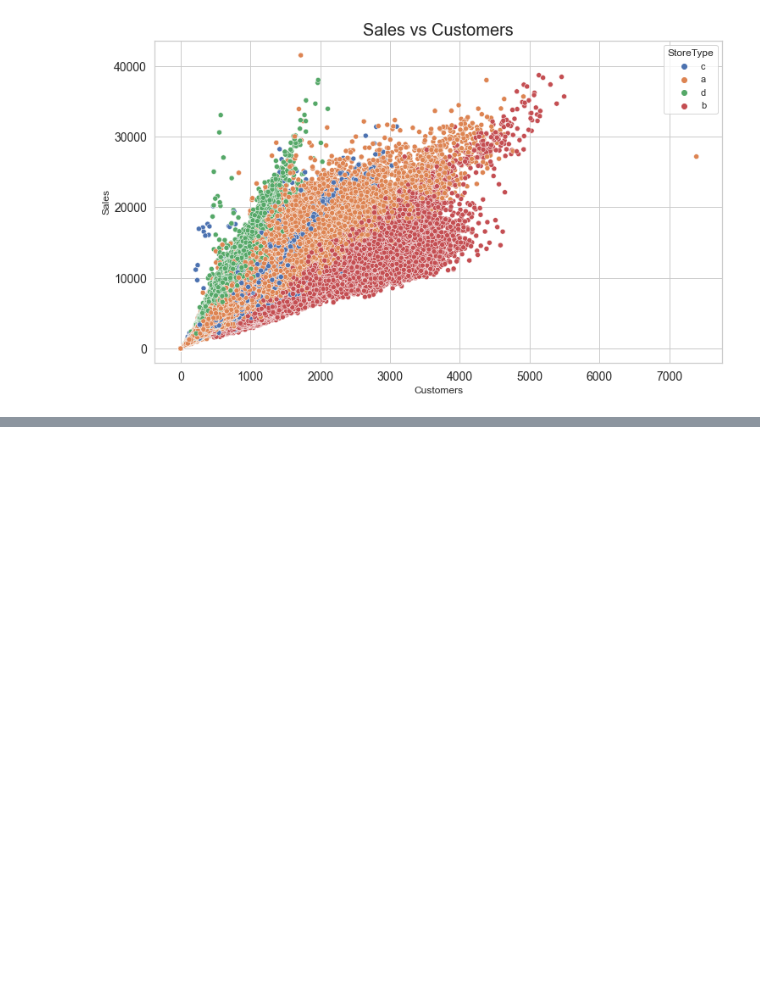
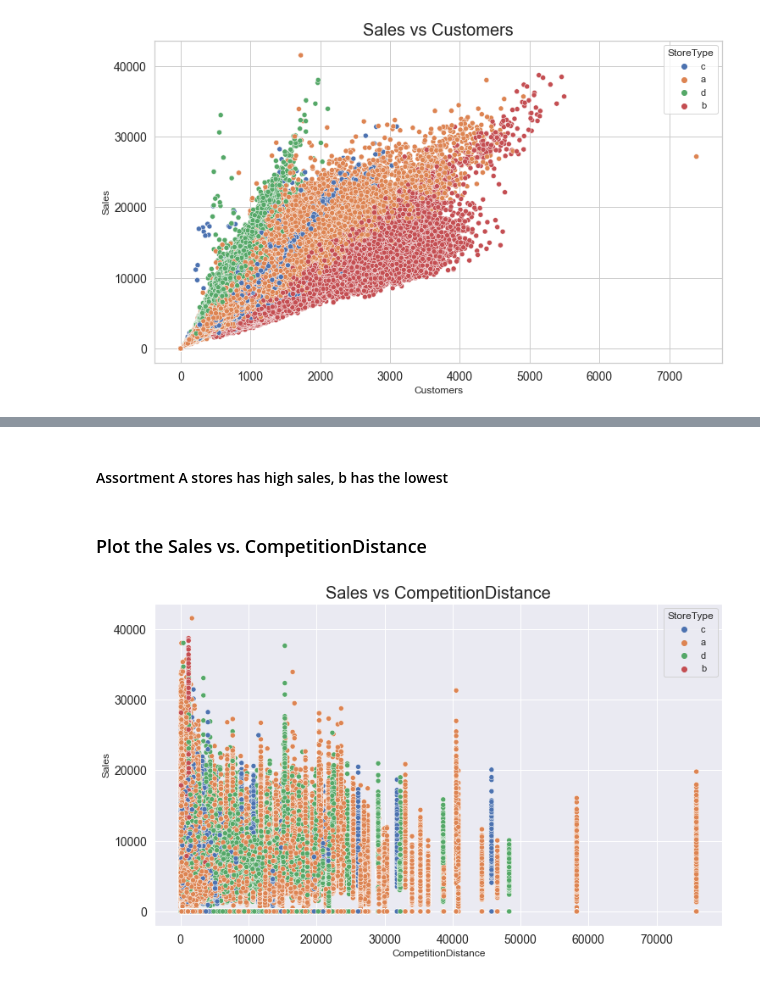
Before and after one commit to yonamg/Pharmaceutical-Sales-Prediction, a Jupyter notebook: notebook/Sales_EDA_process.ipynb, the cells around one changed output, grey strips where cells are left out. Drawn from its saved outputs; the diff is of its cells as text; code cells hidden in the pictures; blank space fills up the shorter version.

```diff
--- a/notebook/Sales_EDA_process.ipynb
+++ b/notebook/Sales_EDA_process.ipynb
@@ -252,0 +263,9 @@ there is a positive correlation between the number of sales and the number of cu
+# %% [markdown]
+#### Assortment A stores has high sales, b has the lowest
+# %% [markdown]
+### Plot the Sales vs. CompetitionDistance
+# %%
+attributes = ["Sales", "CompetitionDistance"]
+plot.plot_scatter(train_df[attributes], train_df['CompetitionDistance'], train_df['Sales'], 'Sales vs CompetitionDistance', train_df['StoreType'], None)
+# %% [output]
+[figure, added]
```
Also changed, not shown: parts of 8 cells of this notebook.
